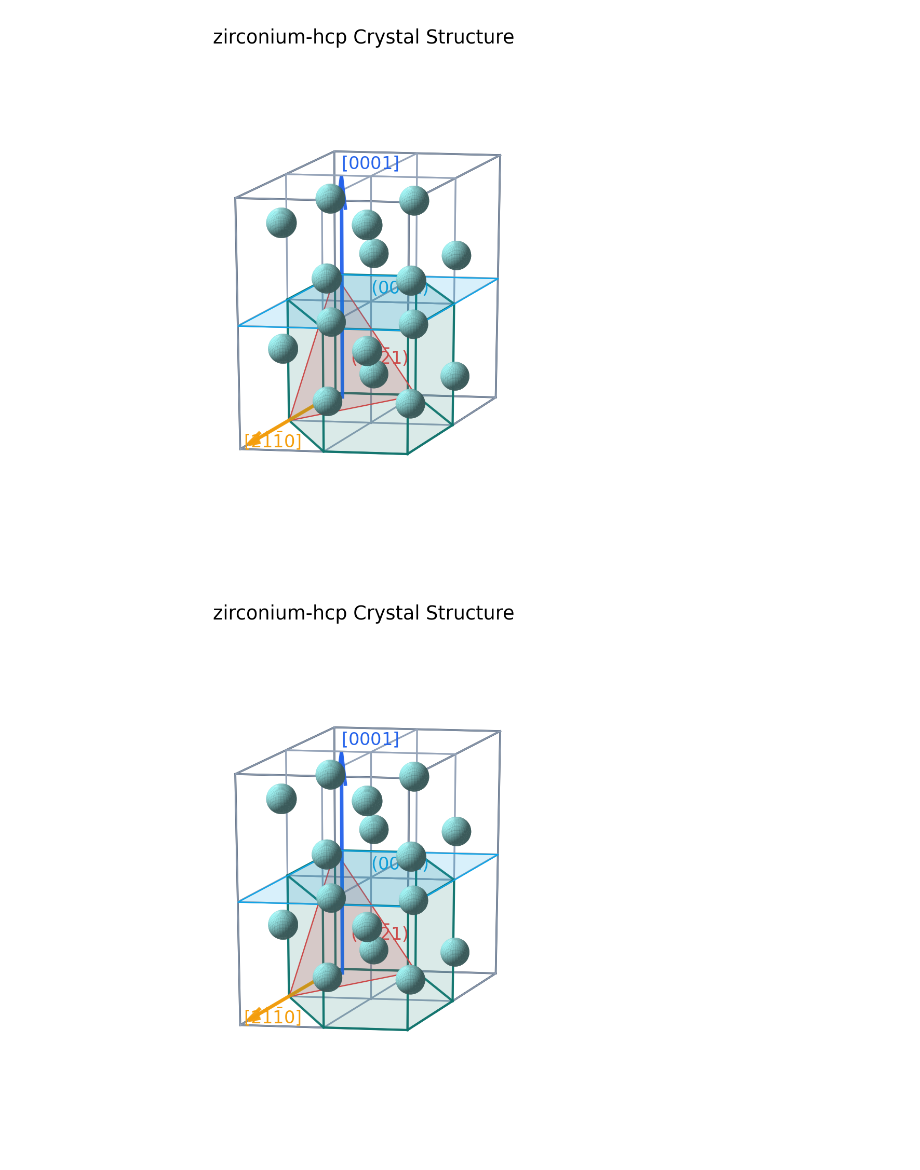
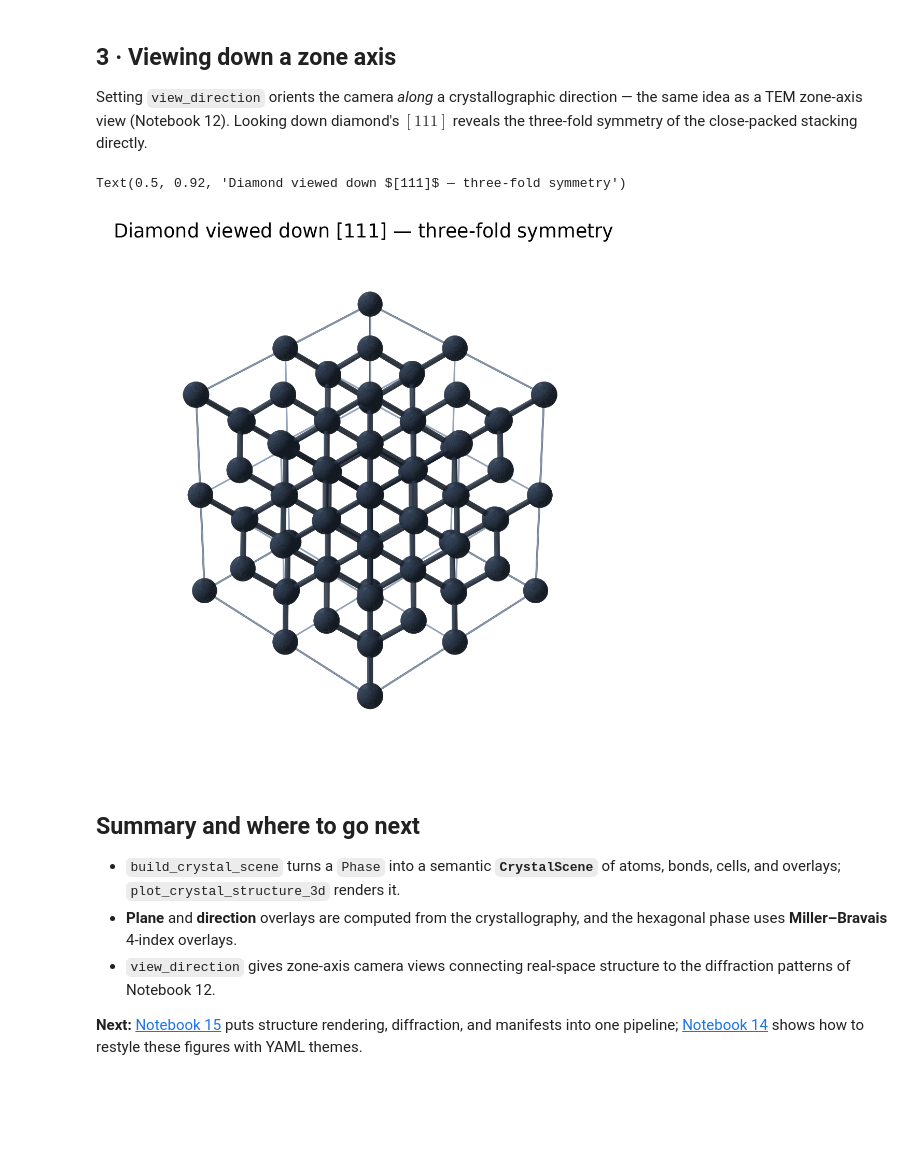
Before and after one commit to kvmani/pytex, a Jupyter notebook: docs/site/tutorials/notebooks/13_crystal_visualization_workflows.ipynb, the cells around one changed output. Saved outputs shown, nothing was run; the diff lists cells and outputs as text; code cells hidden in the pictures; blank space fills up the shorter version.

```diff
--- a/docs/site/tutorials/notebooks/13_crystal_visualization_workflows.ipynb
+++ b/docs/site/tutorials/notebooks/13_crystal_visualization_workflows.ipynb
@@ -309,10 +150,29 @@ No _symmetry_equiv_pos_as_xyz type key found. Spacegroup from _symmetry_space_gr
+# %% [markdown]
+## 3 · Viewing down a zone axis
+
+Setting `view_direction` orients the camera *along* a crystallographic direction — the
+same idea as a TEM zone-axis view (Notebook 12). Looking down diamond's $[111]$ reveals
+the three-fold symmetry of the close-packed stacking directly.
 # %%
-zr_figure = plot_crystal_structure_3d(
-    zr_scene,
-    projection="persp",
-    style_overrides=publication_crystal_style(),
+plot_crystal_structure_3d(
+    diamond, repeats=(2, 2, 2), show_unit_cells=True, style_overrides=STYLE,
+    view_direction=CrystalDirection(np.array([1.0, 1.0, 1.0]), phase=diamond),
 )
-zr_figure
+plt.gca().set_title(r"Diamond viewed down $[111]$ — three-fold symmetry")
 # %% [output]
+Text(0.5, 0.92, 'Diamond viewed down $[111]$ — three-fold symmetry')
-[figure, old version]
+[figure, new version]
-[figure, removed]
+# %% [markdown]
+## Summary and where to go next
+
+- `build_crystal_scene` turns a `Phase` into a semantic **`CrystalScene`** of atoms,
+  bonds, cells, and overlays; `plot_crystal_structure_3d` renders it.
+- **Plane** and **direction** overlays are computed from the crystallography, and the
+  hexagonal phase uses **Miller–Bravais** 4-index overlays.
+- `view_direction` gives zone-axis camera views connecting real-space structure to the
+  diffraction patterns of Notebook 12.
+
+**Next:** [Notebook 15](15_structure_diffraction_visualization_pipeline.ipynb) puts
+structure rendering, diffraction, and manifests into one pipeline;
+[Notebook 14](14_yaml_style_customization.ipynb) shows how to restyle these figures with
+YAML themes.
```
Also changed, not shown: parts of 10 cells of this notebook, 22 other files.
